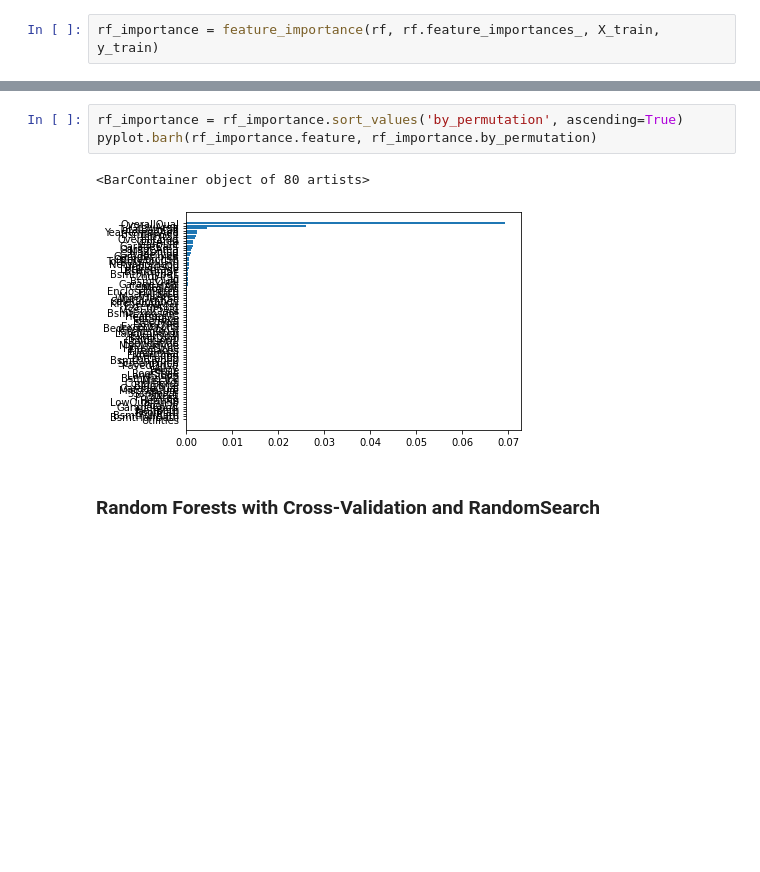
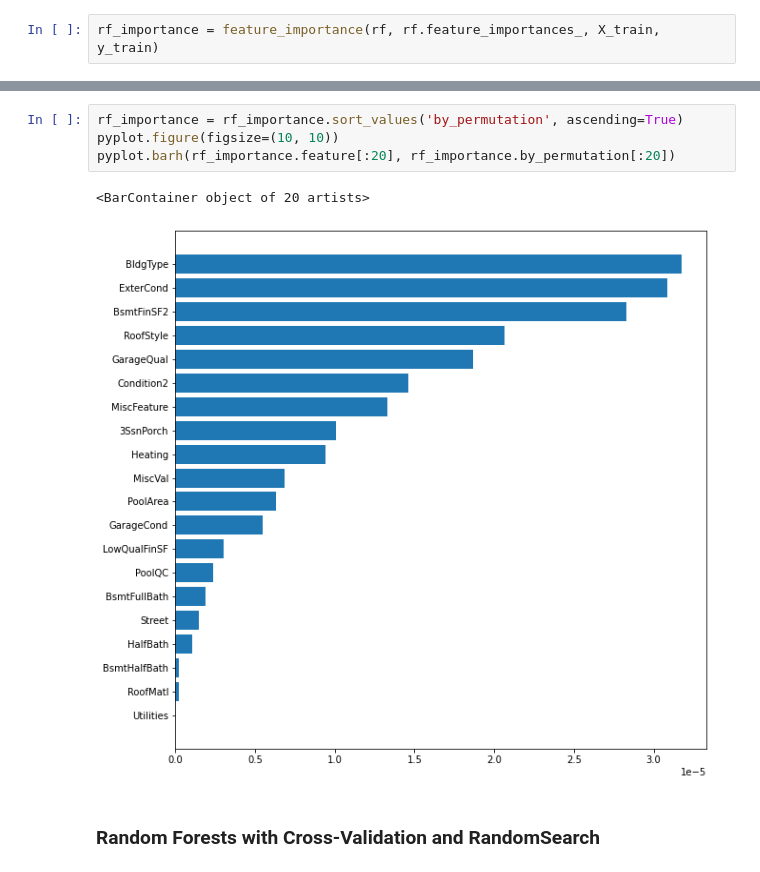
Before and after one commit to m-cheicki/ESILV_Advance_ML, a Jupyter notebook: CHEICKISMAIL_A5_DIA3_PW2_Model-Optimisation.ipynb, the cells around one changed output, grey strips where cells are left out. Saved outputs shown, nothing was run; the diff lists cells and outputs as text; blank space fills up the shorter version.

```diff
--- a/CHEICKISMAIL_A5_DIA3_PW2_Model-Optimisation.ipynb
+++ b/CHEICKISMAIL_A5_DIA3_PW2_Model-Optimisation.ipynb
@@ -249,9 +223,10 @@ pyplot.barh(rf_importance.feature, rf_importance.importance)
 # %%
 rf_importance = rf_importance.sort_values('by_permutation', ascending=True)
-pyplot.barh(rf_importance.feature, rf_importance.by_permutation)
+pyplot.figure(figsize=(10, 10))
+pyplot.barh(rf_importance.feature[:20], rf_importance.by_permutation[:20])
 # %% [output]
-<BarContainer object of 80 artists>
+<BarContainer object of 20 artists>
-[figure, old version]
+[figure, new version]
 # %% [markdown]
 ### Random Forests with Cross-Validation and RandomSearch
 # %%
```
Also changed, not shown: parts of 32 cells of this notebook.
